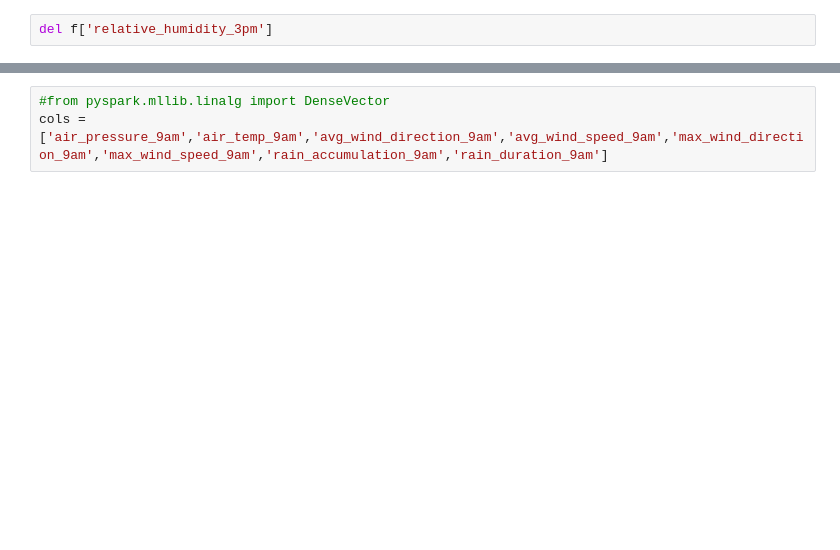
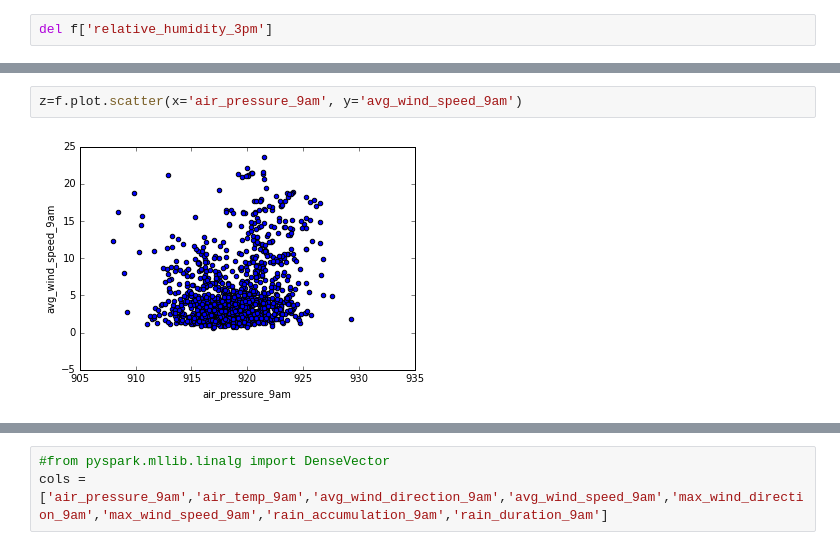
Before and after one commit to words-sdsc/courseraDataSimulation, a Jupyter notebook: course4-ML/Spark ML Classification Hands On (Public).ipynb, the cells around one changed output, grey strips where cells are left out. Drawn from its saved outputs; the diff is of its cells as text; blank space fills up the shorter version.

```diff
--- a/course4-ML/Spark ML Classification Hands On (Public).ipynb
+++ b/course4-ML/Spark ML Classification Hands On (Public).ipynb
@@ -56,0 +87,4 @@ Index([u'air_pressure_9am', u'air_temp_9am', u'avg_wind_direction_9am',
+# %%
+z=f.plot.scatter(x='air_pressure_9am', y='avg_wind_speed_9am')
+# %% [output]
+[figure, added]
```
Also changed, not shown: parts of 62 cells of this notebook.
